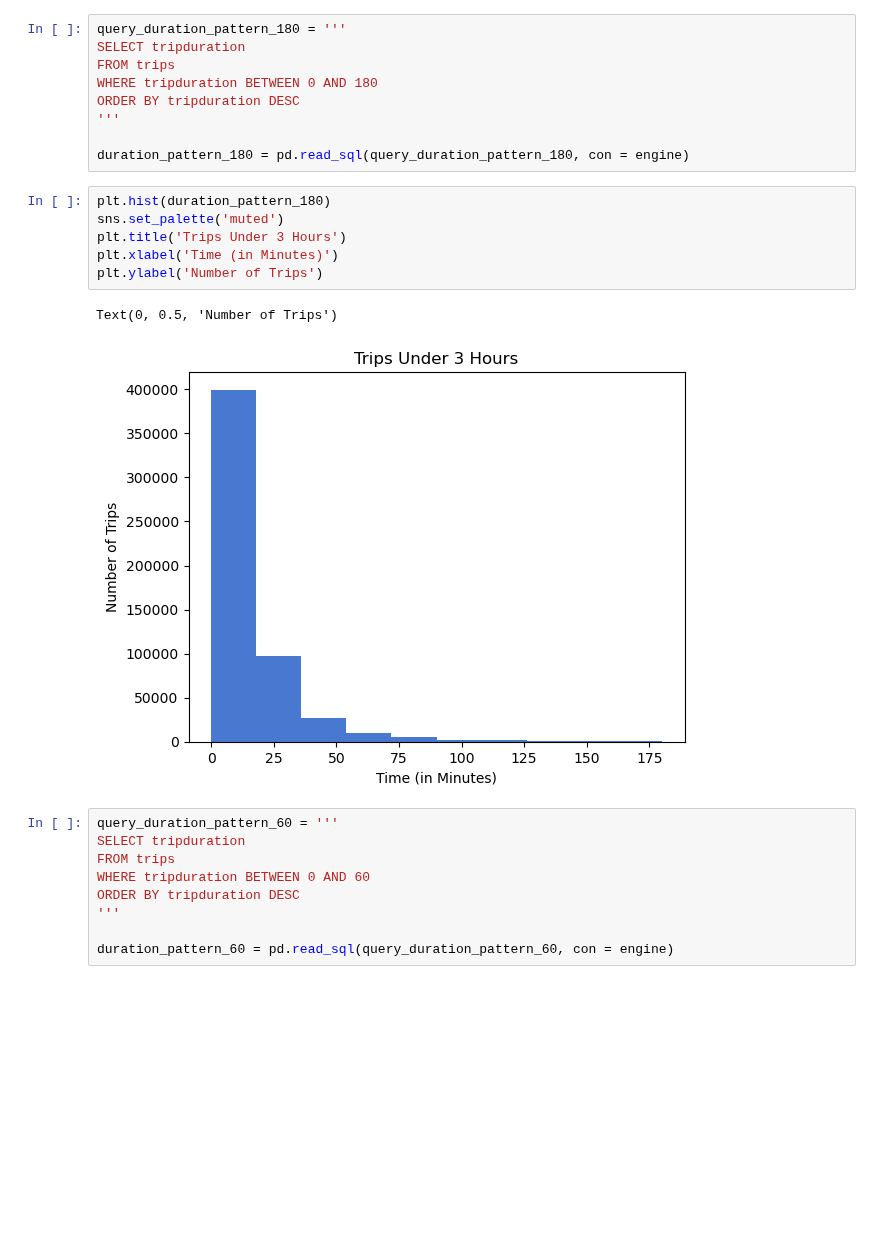
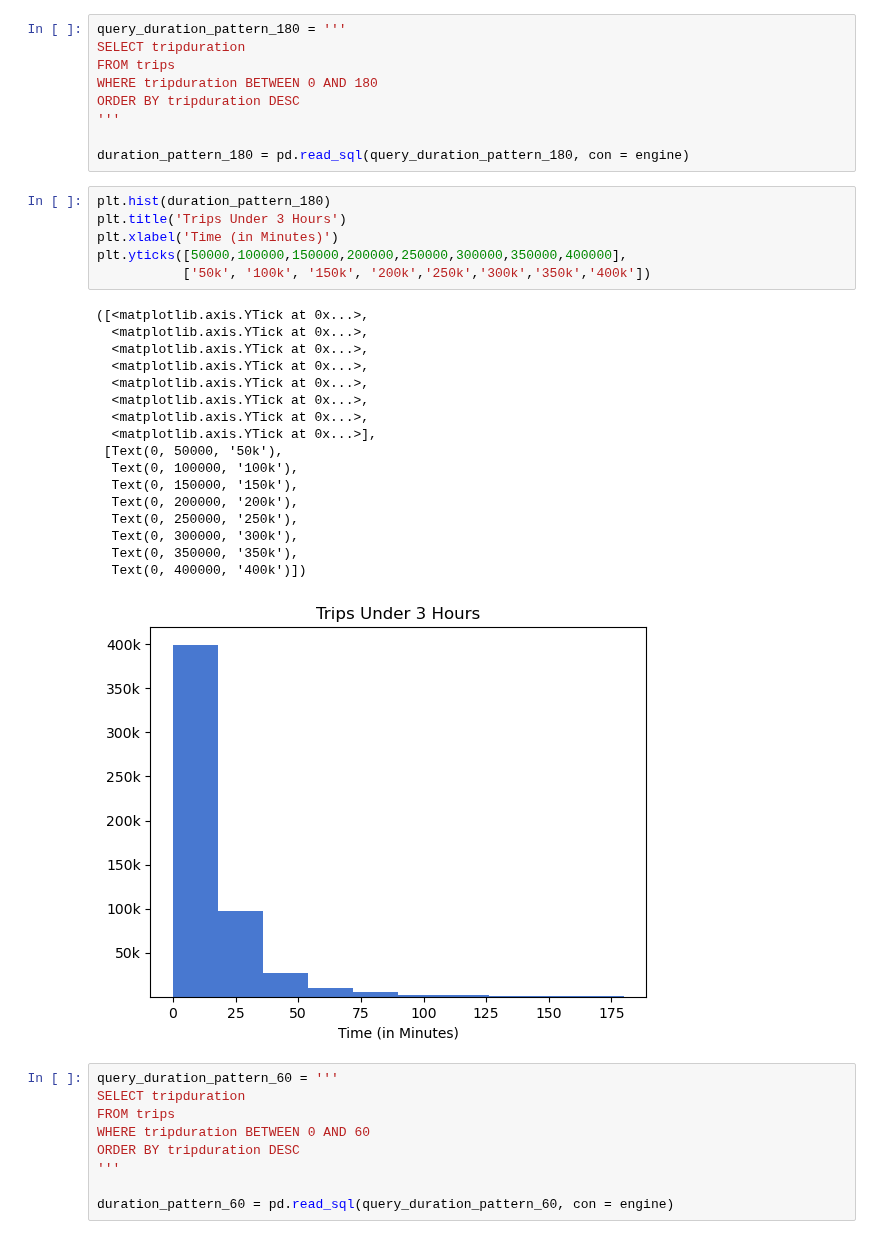
Before and after one commit to NSS-Data-Analytics-Cohort-10/scooters-group-2, a Jupyter notebook: notebooks/scooters_notebook.ipynb, the cells around one changed output. Drawn from its saved outputs; the diff is of its cells as text; blank space fills up the shorter version.

Commit message:
Jan 13 some updated charts

```diff
--- a/notebooks/scooters_notebook.ipynb
+++ b/notebooks/scooters_notebook.ipynb
@@ -732,13 +775,28 @@ ORDER BY tripduration DESC
 duration_pattern_180 = pd.read_sql(query_duration_pattern_180, con = engine)
 # %%
 plt.hist(duration_pattern_180)
-sns.set_palette('muted')
 plt.title('Trips Under 3 Hours')
 plt.xlabel('Time (in Minutes)')
-plt.ylabel('Number of Trips')
+plt.yticks([50000,100000,150000,200000,250000,300000,350000,400000],
+           ['50k', '100k', '150k', '200k','250k','300k','350k','400k'])
 # %% [output]
-Text(0, 0.5, 'Number of Trips')
+([<matplotlib.axis.YTick at 0x...>,
+  <matplotlib.axis.YTick at 0x...>,
+  <matplotlib.axis.YTick at 0x...>,
+  <matplotlib.axis.YTick at 0x...>,
+  <matplotlib.axis.YTick at 0x...>,
+  <matplotlib.axis.YTick at 0x...>,
+  <matplotlib.axis.YTick at 0x...>,
+  <matplotlib.axis.YTick at 0x...>],
+ [Text(0, 50000, '50k'),
+  Text(0, 100000, '100k'),
+  Text(0, 150000, '150k'),
+  Text(0, 200000, '200k'),
+  Text(0, 250000, '250k'),
+  Text(0, 300000, '300k'),
+  Text(0, 350000, '350k'),
+  Text(0, 400000, '400k')])
-[figure, old version]
+[figure, new version]
 # %%
 query_duration_pattern_60 = '''
 SELECT tripduration
```
Also changed, not shown: parts of 16 cells of this notebook.
